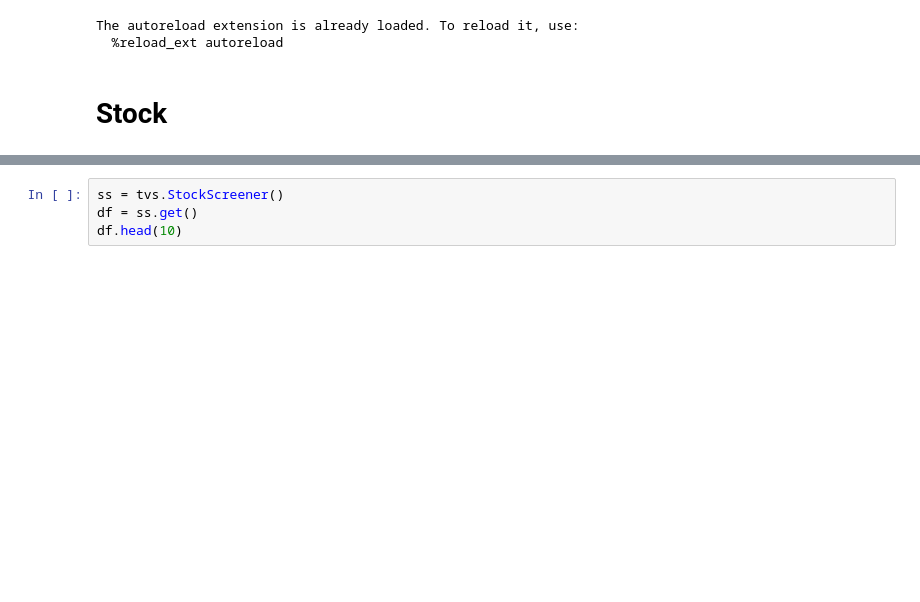
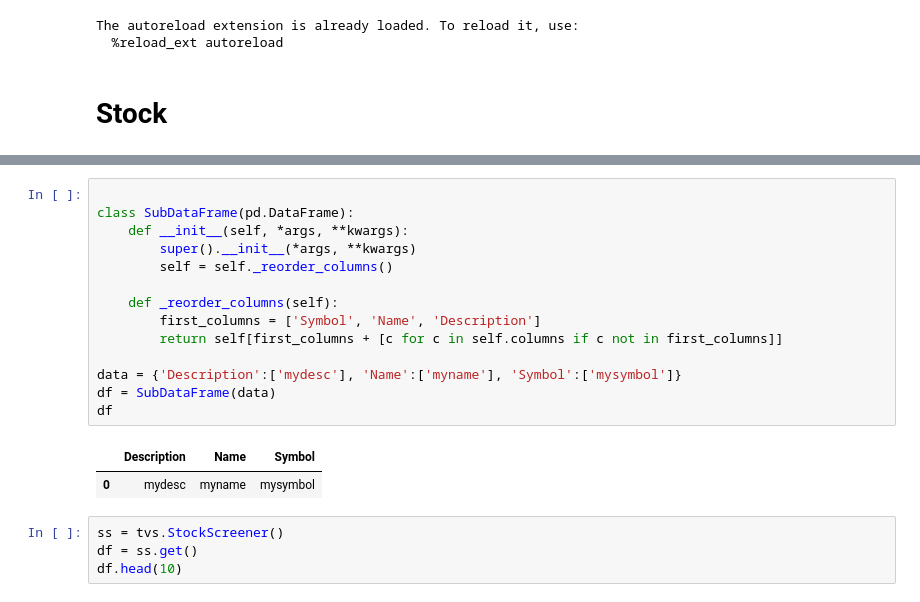
Before and after one commit to houseofai/tvscreener, a Jupyter notebook: notebooks/example.ipynb, the cells around one changed output, grey strips where cells are left out. Drawn from its saved outputs; the diff is of its cells as text; blank space fills up the shorter version.

Commit message:
Order columns

```diff
--- a/notebooks/example.ipynb
+++ b/notebooks/example.ipynb
@@ -11,3 +22,20 @@ The autoreload extension is already loaded. To reload it, use:
+# %%
+
+class SubDataFrame(pd.DataFrame):
+    def __init__(self, *args, **kwargs):
+        super().__init__(*args, **kwargs)
+        self = self._reorder_columns()
+
+    def _reorder_columns(self):
+        first_columns = ['Symbol', 'Name', 'Description']
+        return self[first_columns + [c for c in self.columns if c not in first_columns]]
+
+data = {'Description':['mydesc'], 'Name':['myname'], 'Symbol':['mysymbol']}
+df = SubDataFrame(data)
+df
+# %% [output]
+|  | Description | Name | Symbol |
+| 0 | mydesc | myname | mysymbol |
 # %%
 ss = tvs.StockScreener()
 df = ss.get()
```
Also changed, not shown: parts of 1 cell of this notebook, 4 other files.
